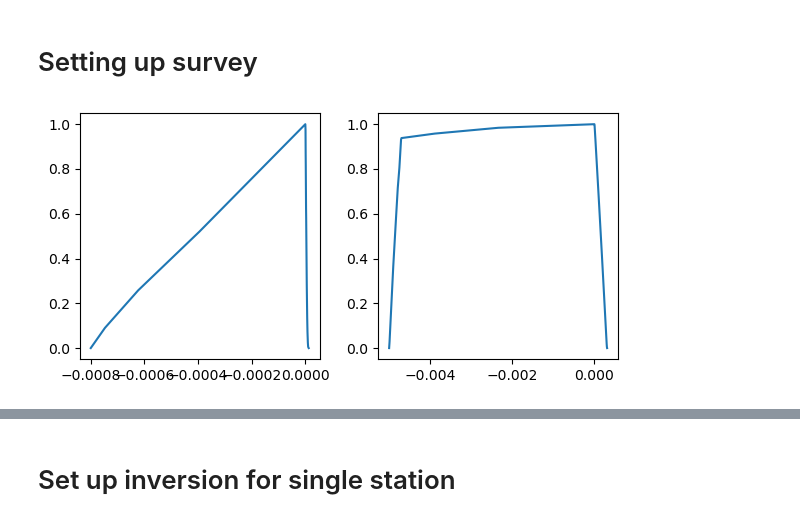
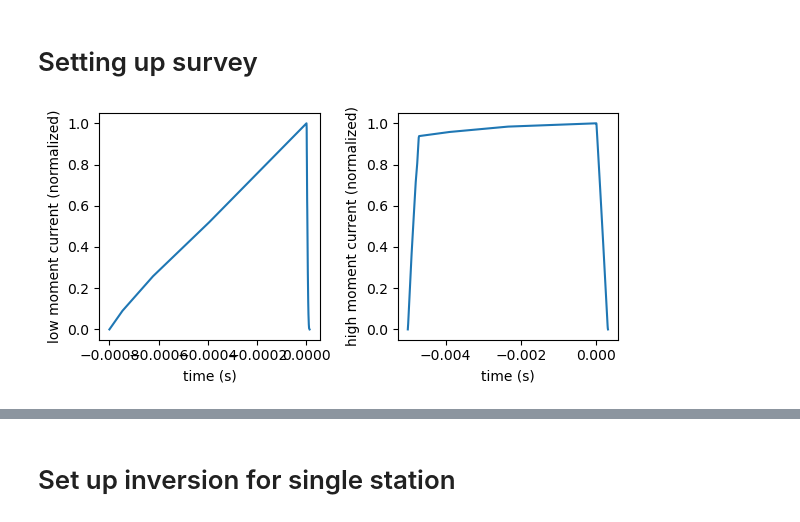
Before and after one commit to oscarshek/EOSC-556-Project, a Jupyter notebook: Notebook/AusAEM_WA.ipynb, the cells around one changed output, grey strips where cells are left out. Saved outputs shown, nothing was run; the diff lists cells and outputs as text; code cells hidden in the pictures.

```diff
--- a/Notebook/AusAEM_WA.ipynb
+++ b/Notebook/AusAEM_WA.ipynb
@@ -171,8 +179,8 @@ plt.grid()
 # %% [markdown]
 # Setting up survey
 # %%
-LM_waveform_excel = "Data/LM_waveform.csv"
-HM_waveform_excel = "Data/HM_waveform.csv"
+LM_waveform_excel = "../Data/LM_waveform.csv"
+HM_waveform_excel = "../Data/HM_waveform.csv"
 LM_waveform_csv = pd.read_csv(LM_waveform_excel,
                  #delim_whitespace=True,
                  delimiter=",")
@@ -188,10 +196,16 @@ HM_wave_form = HM_waveform_csv["Amplitude"]
 # %%
 fig, ax = plt.subplots(1, 2, figsize=(6,3))
 ax[0].plot(LM_wave_time, LM_wave_form)
+ax[0].set_ylabel("low moment current (normalized)")
+ax[0].set_xlabel("time (s)")
+
 ax[1].plot(HM_wave_time, HM_wave_form)
+ax[1].set_ylabel("high moment current (normalized)")
+ax[1].set_xlabel("time (s)")
+
 plt.tight_layout()
 # %% [output]
-[figure, old version]
+[figure, new version]
 # %%
 # shape of the transmitter, and the offset of the receiver coil.
 tx_shape = np.array([[-12.64,  -2.13,   0.  ],
```
Also changed, not shown: parts of 76 cells of this notebook, 3 other files.
